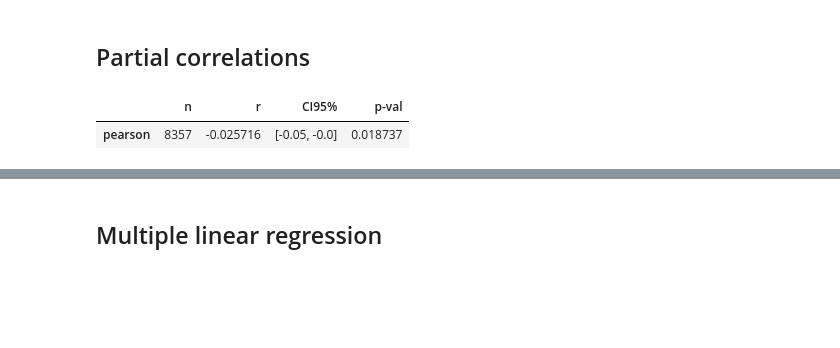
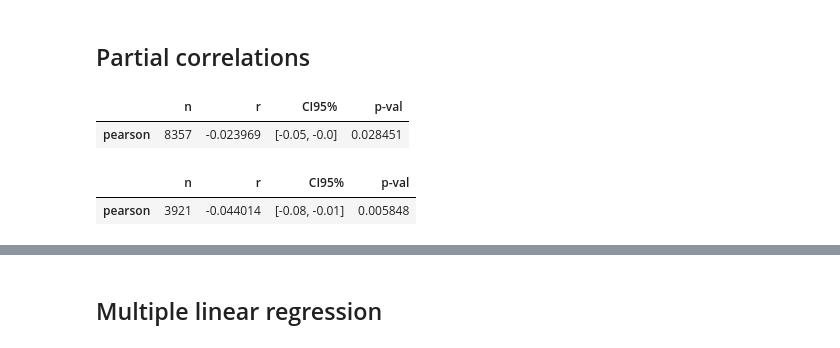
Before and after one commit to ivychad/Hanna, a Jupyter notebook: 4 Analysis.ipynb, the cells around one changed output, grey strips where cells are left out. Drawn from its saved outputs; the diff is of its cells as text; code cells hidden in the pictures; blank space fills up the shorter version.

```diff
--- a/4 Analysis.ipynb
+++ b/4 Analysis.ipynb
@@ -20,3 +20,6 @@ brain_test = pd.DataFrame(brain_test)
 brain_train = pd.DataFrame(brain_train)
 main_test = pd.DataFrame(main_test)
 main_train = pd.DataFrame(main_train)
+# %%
+main_test['Imaging site'] = main_test['Imaging site'].map({'Cheadle': '1', 'Reading': '2','Newcastle': '3', 'Bristol': '4'})
+main_test["Smoking"].value_counts()
@@ -177,11 +233,17 @@ sns.heatmap(corr, annot=True, cmap = "coolwarm", vmin=-1, vmax=1)
 # %% [markdown]
 ## Partial correlations
 # %%
-cov_correlation = pg.partial_corr(data=main_test, x='Vigorous PA', y='BA A2009 Delta Corr', covar='Age')
+cov_correlation = pg.partial_corr(data=main_test, x='Vigorous PA', y='BA Delta Corr', covar='Age')
 cov_correlation
 # %% [output]
 |  | n | r | CI95% | p-val |
-| pearson | 8357 | -0.025716 | [-0.05, -0.0] | 0.018737 |
+| pearson | 8357 | -0.023969 | [-0.05, -0.0] | 0.028451 |
+# %%
+cov_correlation = pg.partial_corr(data=main_test_young, x='Vigorous PA', y='BA Delta Corr', covar='Age')
+cov_correlation
+# %% [output]
+|  | n | r | CI95% | p-val |
+| pearson | 3921 | -0.044014 | [-0.08, -0.01] | 0.005848 |
 # %%
 
 pcorr = main_test[["Vigorous PA", "ECG max workload", "BMI", "BA A2009 Delta Corr", "Imaging site"]].pcorr()
```
Also changed, not shown: parts of 16 cells of this notebook, 2 other files.
